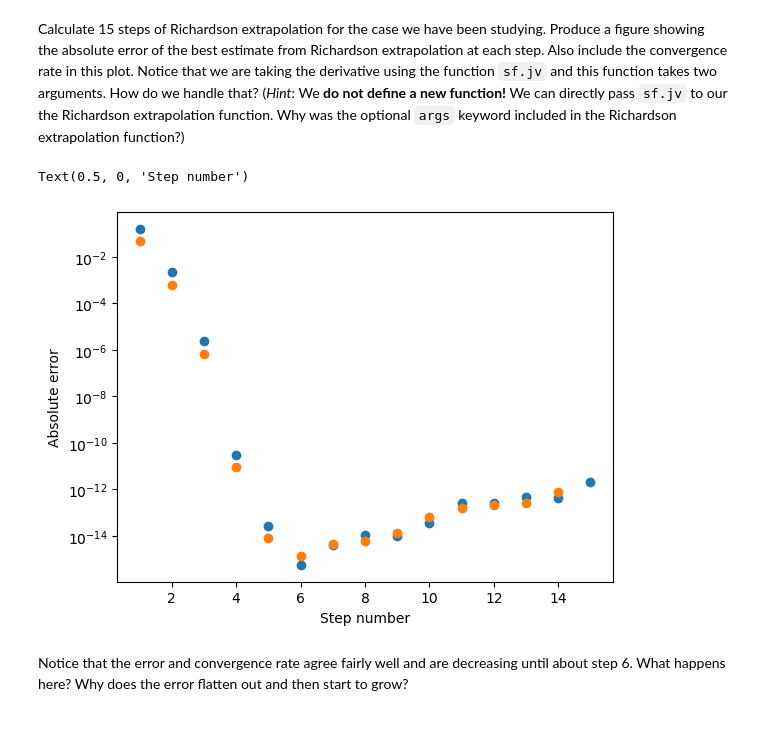
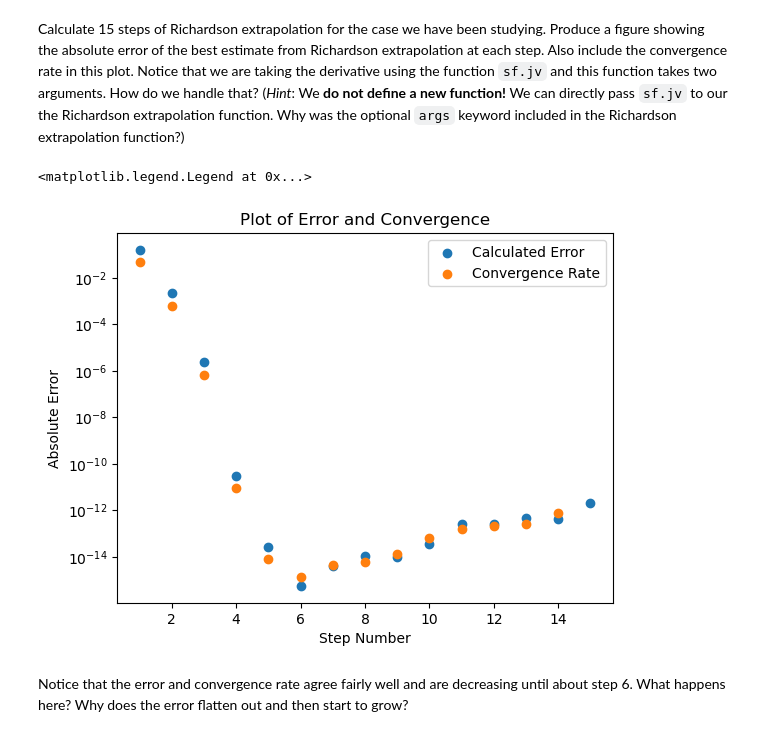
Before and after one commit to SerenaLynas/p250-spring-2026, a Jupyter notebook: labs/Lab03.ipynb, the cells around one changed output. Cells and saved outputs as stored; diff of their text form; code cells hidden in the pictures.

```diff
--- a/labs/Lab03.ipynb
+++ b/labs/Lab03.ipynb
@@ -247,14 +251,16 @@ We can directly pass `sf.jv` to our the Richardson extrapolation function.
 Why was the optional `args` keyword included in the Richardson extrapolation function?)
 # %%
 F = richardson_center(sf.jv, 0, 0.5, 15, (x,))
-plt.scatter(np.arange(1, 16), np.abs((analytic - np.diag(F)) / analytic))
-plt.scatter(np.arange(1, 15), np.abs(np.diff(np.diag(F))))
+plt.scatter(np.arange(1, 16), np.abs((analytic - np.diag(F)) / analytic), label = "Calculated Error")
+plt.scatter(np.arange(1, 15), np.abs(np.diff(np.diag(F))), label = "Convergence Rate")
 plt.yscale('log')
-plt.ylabel('Absolute error')
-plt.xlabel('Step number')
+plt.title("Plot of Error and Convergence")
+plt.ylabel('Absolute Error')
+plt.xlabel('Step Number')
+plt.legend()
 # %% [output]
-Text(0.5, 0, 'Step number')
+<matplotlib.legend.Legend at 0x...>
-[figure, old version]
+[figure, new version]
 # %% [markdown]
 Notice that the error and convergence rate agree fairly well and are decreasing until about step 6.
 What happens here?
```
Also changed, not shown: parts of 1 cell of this notebook.
